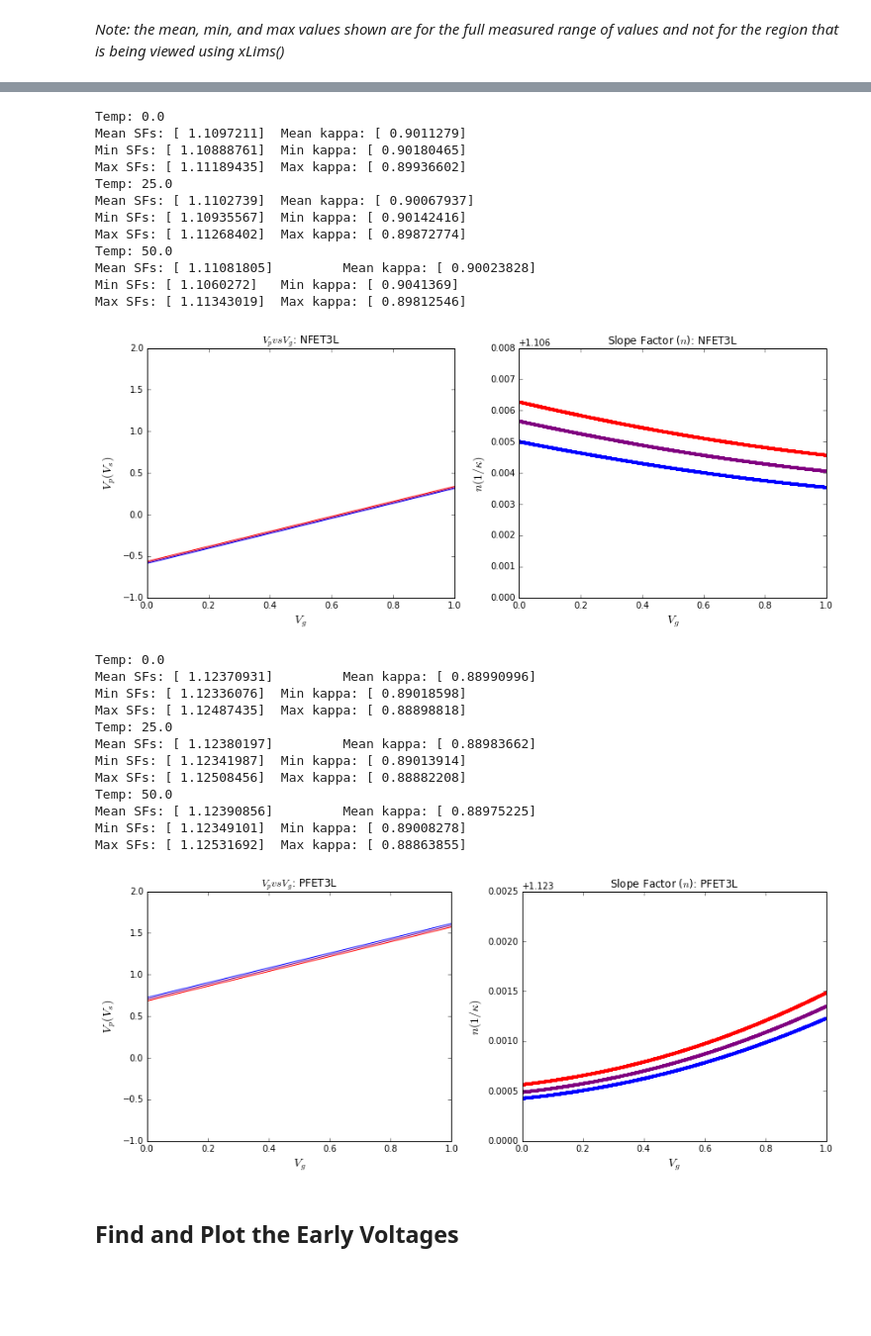
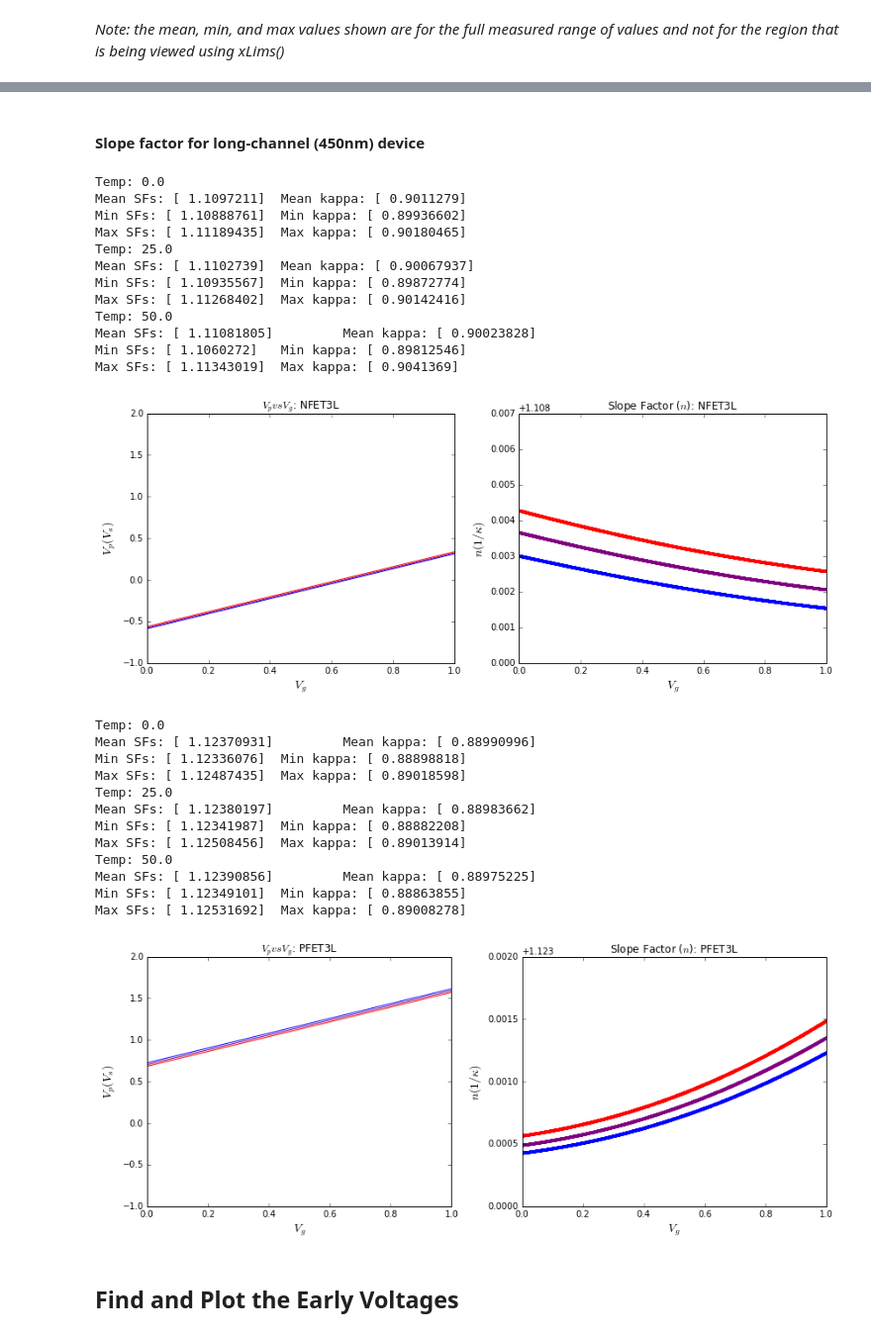
Before and after one commit to twinoza/TwinPyNB, a Jupyter notebook: FETCharacterization/NFET_ParamExtract.ipynb, the cells around one changed output, grey strips where cells are left out. Shown at 99% size. Cells and saved outputs as stored; diff of their text form; code cells hidden in the pictures; blank space fills up the shorter version.

```diff
--- a/FETCharacterization/NFET_ParamExtract.ipynb
+++ b/FETCharacterization/NFET_ParamExtract.ipynb
@@ -379,38 +489,3 @@ def plotSlopeFactor(data, ttl="", color=(1,0,0), fntSz=12):
-# %%
-def slopeFactor(folderRoot, FETType="NFET", curveType="VgvsVs_KappaExtraction", temps=[25], xLims=(0,1)):
-    numTemps = len(temps)
-    SFs = list()
-    for i, curTemp in enumerate(temps):
-        #print
-        print "Temp:", curTemp
-
-        origVps1, origVgs1 = getData(folderRoot, FETType=FETType,
-                                        CurveType=curveType, IDVal="T"+str(int(curTemp))+"C")
-        subplot(1,2,1)
-        for j in arange(shape(origVgs1)[1]-1):
-            plotVpvsVg((origVgs1[:,j+1], origVgs1[:,0]), ttl="$V_p vs V_g$: "+str(FETType),
-                       color=(1.*i/(numTemps-1), 1.*j/(numTemps-1), 1-(1.*i/(numTemps-1))), fntSz=14)
-        xlim(xLims)
-
-        origVps2, origVgs2 = getData(folderRoot, FETType=FETType,
-                                        CurveType=curveType, IDVal="T"+str(int(curTemp))+"C")
-        #print origVgs2
-        subplot(1,2,2)
-        curSFs = list()
-        for j in arange(shape(origVgs1)[1]-1):
-            tmpSFs = plotSlopeFactor((origVgs2[:,j+1], origVgs2[:,0]), ttl="Slope Factor ($n$): "+str(FETType),
-                       color=(1.*i/(numTemps-1), 1.*j/(numTemps-1), 1-(1.*i/(numTemps-1))), fntSz=14)
-            curSFs.append(array(tmpSFs))
-        xlim(xLims)
-        #print array(curSFs)
-        SFs.append(array(curSFs))
-        print "Mean SFs:", mean(array(curSFs), axis=1), "\tMean kappa:", mean(1/array(curSFs), axis=1)
-        print "Min SFs:", array(curSFs).min(axis=1), "\tMin kappa:", 1/array(curSFs).min(axis=1)
-        print "Max SFs:", array(curSFs).max(axis=1), "\tMax kappa:", 1/array(curSFs).max(axis=1)
-
-    tight_layout()
-    # Returns the average slope factor value
-    return array(SFs)
 # %% [markdown]
 _Note: the mean, min, and max values shown are for the full measured range of values and not for the region that is being viewed using xLims()_
 # %%
@@ -447,36 +530,40 @@ Max SFs: [ 1.06440983  1.1223325 ]      Max kappa: [ 0.93948775  0.89100155]
 [figure]
+# %% [markdown]
+#### Slope factor for long-channel (450nm) device
 # %%
 figsize(12,5)
-SFs = slopeFactor(folderRoot, FETType="NFET3L", curveType="VgvsVs_KappaExtraction", temps=temps, xLims=(0,1))
+SFs = slopeFactor(folderRoot, FETType="NFET3L", curveType="VgvsVs_KappaExtraction",
+                  temps=temps, xLims=(0,1), yLims=(1.108, 1.115))
 show()
-SFs = slopeFactor(folderRoot_P, FETType="PFET3L", curveType="VgvsVs_KappaExtraction", temps=temps, xLims=(0,1))
+SFs = slopeFactor(folderRoot_P, FETType="PFET3L", curveType="VgvsVs_KappaExtraction",
+                  temps=temps, xLims=(0,1), yLims=(1.123, 1.125))
 # %% [output]
 Temp: 0.0
 Mean SFs: [ 1.1097211]  Mean kappa: [ 0.9011279]
-Min SFs: [ 1.10888761]  Min kappa: [ 0.90180465]
-Max SFs: [ 1.11189435]  Max kappa: [ 0.89936602]
+Min SFs: [ 1.10888761]  Min kappa: [ 0.89936602]
+Max SFs: [ 1.11189435]  Max kappa: [ 0.90180465]
 Temp: 25.0
 Mean SFs: [ 1.1102739]  Mean kappa: [ 0.90067937]
-Min SFs: [ 1.10935567]  Min kappa: [ 0.90142416]
-Max SFs: [ 1.11268402]  Max kappa: [ 0.89872774]
+Min SFs: [ 1.10935567]  Min kappa: [ 0.89872774]
+Max SFs: [ 1.11268402]  Max kappa: [ 0.90142416]
 Temp: 50.0
 Mean SFs: [ 1.11081805]         Mean kappa: [ 0.90023828]
-Min SFs: [ 1.1060272]   Min kappa: [ 0.9041369]
-Max SFs: [ 1.11343019]  Max kappa: [ 0.89812546]
+Min SFs: [ 1.1060272]   Min kappa: [ 0.89812546]
+Max SFs: [ 1.11343019]  Max kappa: [ 0.9041369]
-[figure, old version]
+[figure, new version]
 Temp: 0.0
 Mean SFs: [ 1.12370931]         Mean kappa: [ 0.88990996]
-Min SFs: [ 1.12336076]  Min kappa: [ 0.89018598]
-Max SFs: [ 1.12487435]  Max kappa: [ 0.88898818]
+Min SFs: [ 1.12336076]  Min kappa: [ 0.88898818]
+Max SFs: [ 1.12487435]  Max kappa: [ 0.89018598]
 Temp: 25.0
 Mean SFs: [ 1.12380197]         Mean kappa: [ 0.88983662]
-Min SFs: [ 1.12341987]  Min kappa: [ 0.89013914]
-Max SFs: [ 1.12508456]  Max kappa: [ 0.88882208]
+Min SFs: [ 1.12341987]  Min kappa: [ 0.88882208]
+Max SFs: [ 1.12508456]  Max kappa: [ 0.89013914]
 Temp: 50.0
 Mean SFs: [ 1.12390856]         Mean kappa: [ 0.88975225]
-Min SFs: [ 1.12349101]  Min kappa: [ 0.89008278]
-Max SFs: [ 1.12531692]  Max kappa: [ 0.88863855]
+Min SFs: [ 1.12349101]  Min kappa: [ 0.88863855]
+Max SFs: [ 1.12531692]  Max kappa: [ 0.89008278]
-[figure, old version]
+[figure, new version]
 # %% [markdown]
 ## Find and Plot the Early Voltages
 # %%
```
Also changed, not shown: parts of 31 cells of this notebook, 1 other file.
